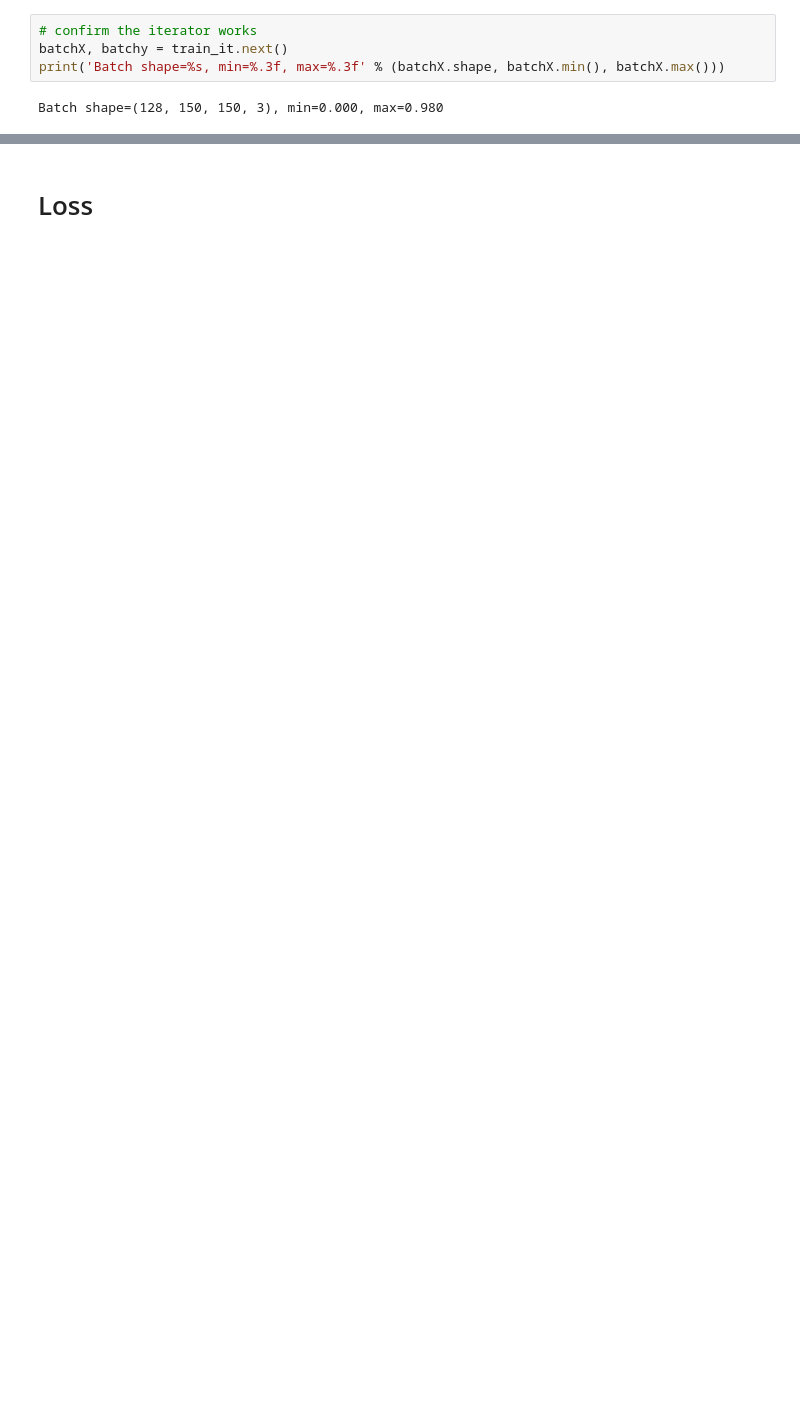
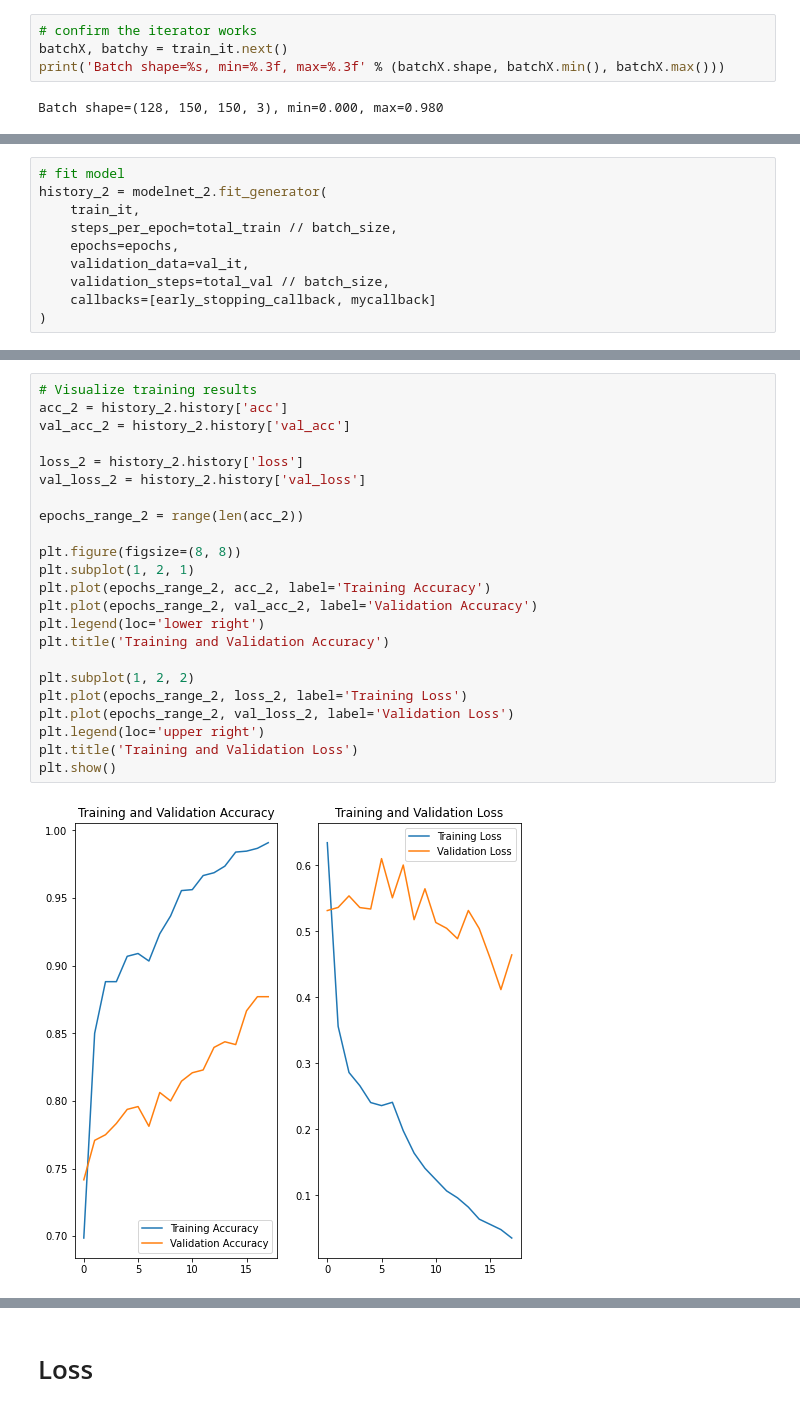
Before and after one commit to bollstradt/polen_image_classification_tensorflow, a Jupyter notebook: CNN classification works.ipynb, the cells around one changed output, grey strips where cells are left out. Cells and saved outputs as stored; diff of their text form; blank space fills up the shorter version.

```diff
--- a/CNN classification works.ipynb
+++ b/CNN classification works.ipynb
@@ -386,0 +218,10 @@ Text(0.5, 1.0, 'Validation Accuracy')
+# %%
+# fit model
+history_2 = modelnet_2.fit_generator(
+    train_it,
+    steps_per_epoch=total_train // batch_size,
+    epochs=epochs,
+    validation_data=val_it,
+    validation_steps=total_val // batch_size,
+    callbacks=[early_stopping_callback, mycallback]
+)
@@ -386,0 +246,25 @@ Text(0.5, 1.0, 'Validation Accuracy')
+# %%
+# Visualize training results
+acc_2 = history_2.history['acc']
+val_acc_2 = history_2.history['val_acc']
+
+loss_2 = history_2.history['loss']
+val_loss_2 = history_2.history['val_loss']
+
+epochs_range_2 = range(len(acc_2))
+
+plt.figure(figsize=(8, 8))
+plt.subplot(1, 2, 1)
+plt.plot(epochs_range_2, acc_2, label='Training Accuracy')
+plt.plot(epochs_range_2, val_acc_2, label='Validation Accuracy')
+plt.legend(loc='lower right')
+plt.title('Training and Validation Accuracy')
+
+plt.subplot(1, 2, 2)
+plt.plot(epochs_range_2, loss_2, label='Training Loss')
+plt.plot(epochs_range_2, val_loss_2, label='Validation Loss')
+plt.legend(loc='upper right')
+plt.title('Training and Validation Loss')
+plt.show()
+# %% [output]
+[figure, added]
```
Also changed, not shown: parts of 53 cells of this notebook.
